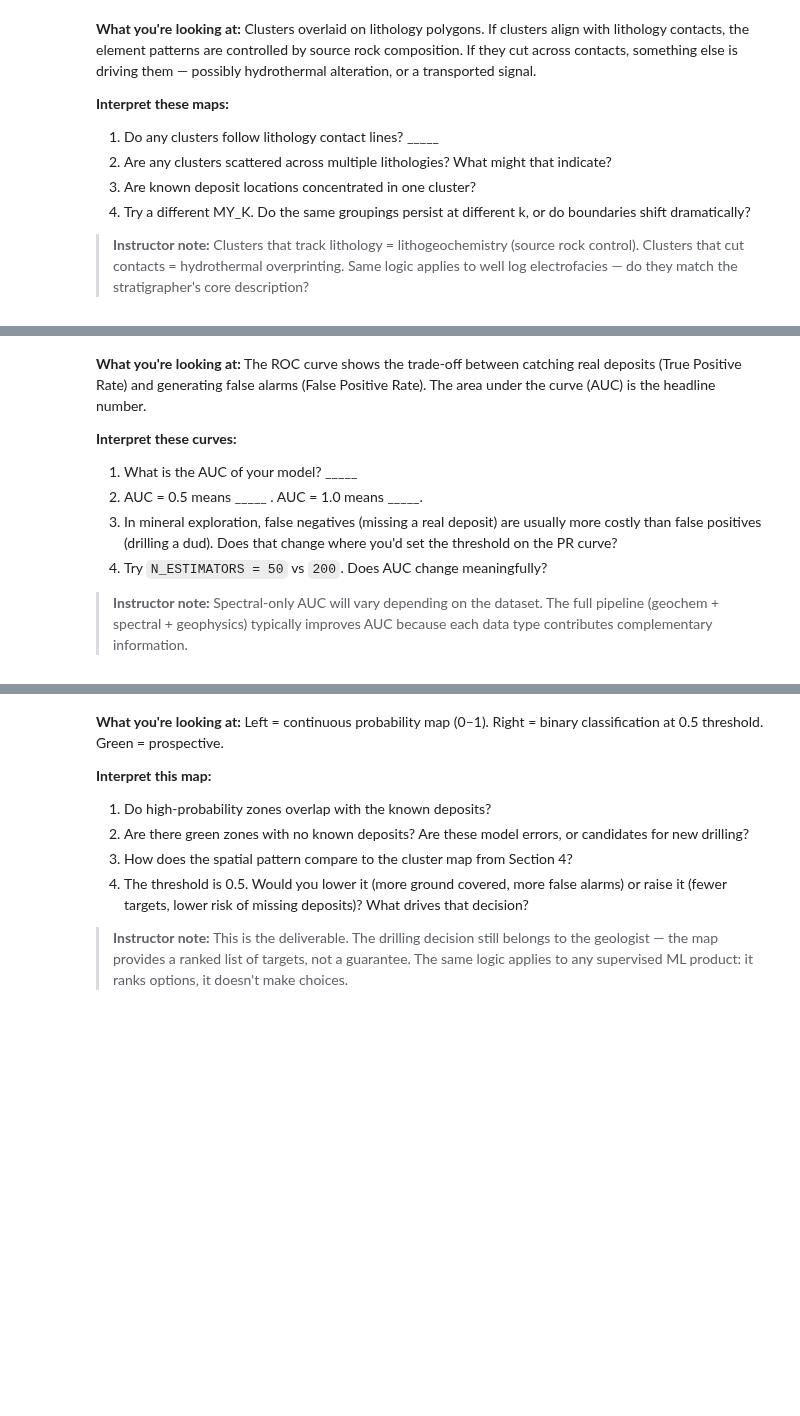
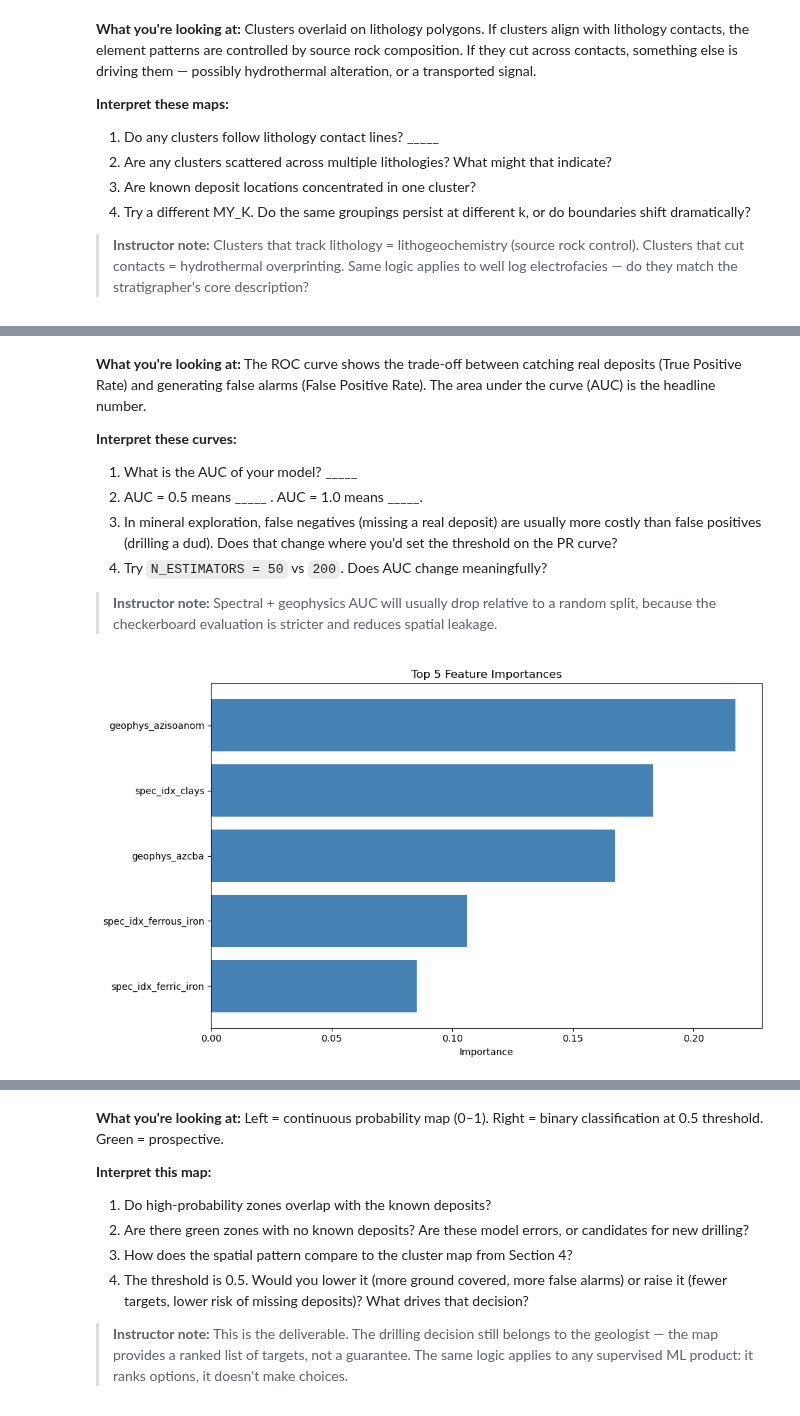
Before and after one commit to tyhowee/python-ML-for-geologists, a Jupyter notebook: cu_python_for_geologists_ml.ipynb, the cells around one changed output, grey strips where cells are left out. Drawn from its saved outputs; the diff is of its cells as text; code cells hidden in the pictures; blank space fills up the shorter version.

Commit message:
added cleaned geochem

```diff
--- a/cu_python_for_geologists_ml.ipynb
+++ b/cu_python_for_geologists_ml.ipynb
@@ -291,7 +335,7 @@ plt.show()
 # The algorithm will suggest an elbow-based value, but you can override it.
 # Try at least two different values and compare the maps that follow.
 #
-MY_K = ___  # Try: 3, 4, or 5
+MY_K = 3  # Try: 3, 4, or 5
 
 # Safety fallback
 try:
@@ -467,12 +554,27 @@ print(f"Will train: {N_ESTIMATORS} trees, max depth = {MAX_DEPTH}")
 # %%
 # Train and evaluate
 from sklearn.ensemble import RandomForestClassifier
-from sklearn.model_selection import train_test_split
 
-X_train, X_test, y_train, y_test = train_test_split(
-    X_ml, y_valid, test_size=0.25, random_state=42, stratify=y_valid
+split = h.spatial_checkerboard_split(
+    geochem_valid,
+    y=y_valid,
+    cell_size_m=CHECKER_SIZE_M,
 )
-print(f"Train: {len(X_train)} samples | Test: {len(X_test)} samples")
+train_mask = split["train_mask"]
+test_mask = split["test_mask"]
+
+X_train, X_test = X_ml[train_mask], X_ml[test_mask]
+y_train, y_test = y_valid[train_mask], y_valid[test_mask]
+
+print(
+    f"Spatial checkerboard split: {CHECKER_SIZE_M/1000:.1f} km cells | "
+    f"test parity = {split['test_parity']} | "
+    f"offset = ({split['x_offset_m']:.0f}, {split['y_offset_m']:.0f}) m"
+)
+print(
+    f"Train: {len(X_train)} samples ({int(y_train.sum())} positive) | "
+    f"Test: {len(X_test)} samples ({int(y_test.sum())} positive)"
+)
 
 rf = RandomForestClassifier(
     n_estimators=N_ESTIMATORS,
@@ -490,7 +592,7 @@ print(
 
 importance_df = pd.DataFrame(
     {
-        "feature": spec_names,
+        "feature": predictor_names,
         "importance": rf.feature_importances_,
     }
 ).sort_values("importance", ascending=False)
@@ -507,22 +616,26 @@ plt.show()
 3. In mineral exploration, false negatives (missing a real deposit) are usually more costly than false positives (drilling a dud). Does that change where you'd set the threshold on the PR curve?
 4. Try `N_ESTIMATORS = 50` vs `200`. Does AUC change meaningfully?
 
-> **Instructor note:** Spectral-only AUC will vary depending on the dataset. The full pipeline (geochem + spectral + geophysics) typically improves AUC because each data type contributes complementary information.
+> **Instructor note:** Spectral + geophysics AUC will usually drop relative to a random split, because the checkerboard evaluation is stricter and reduces spatial leakage.
 # %%
 # --- YOUR TURN ---
-# How many top spectral bands do you want to display?
-# The bar chart shows which bands the Random Forest found most informative.
+# How many top predictor layers do you want to display?
+# The bar chart shows which raster inputs the Random Forest found most informative.
 #
-TOP_N = ___  # Try: 3, 5, or all (set to len(spec_names))
+TOP_N = 5  # Try: 3, 5, or all (set to len(predictor_names))
 
 # Safety fallback
 try:
     TOP_N = int(TOP_N)
-    assert 1 <= TOP_N <= len(spec_names), f"Must be between 1 and {len(spec_names)}"
+    assert (
+        1 <= TOP_N <= len(predictor_names)
+    ), f"Must be between 1 and {len(predictor_names)}"
 except Exception as e:
-    print(f"Invalid input: {e}  → using TOP_N = {min(6, len(spec_names))}")
-    TOP_N = min(6, len(spec_names))
+    print(f"Invalid input: {e}  → using TOP_N = {min(6, len(predictor_names))}")
+    TOP_N = min(6, len(predictor_names))
 
 fig, ax = h.plot_feature_importance(importance_df, top_n=TOP_N)
 plt.show()
+# %% [output]
+[figure, added]
 # %% [markdown]
```
Also changed, not shown: parts of 23 cells of this notebook, 2 other files.
